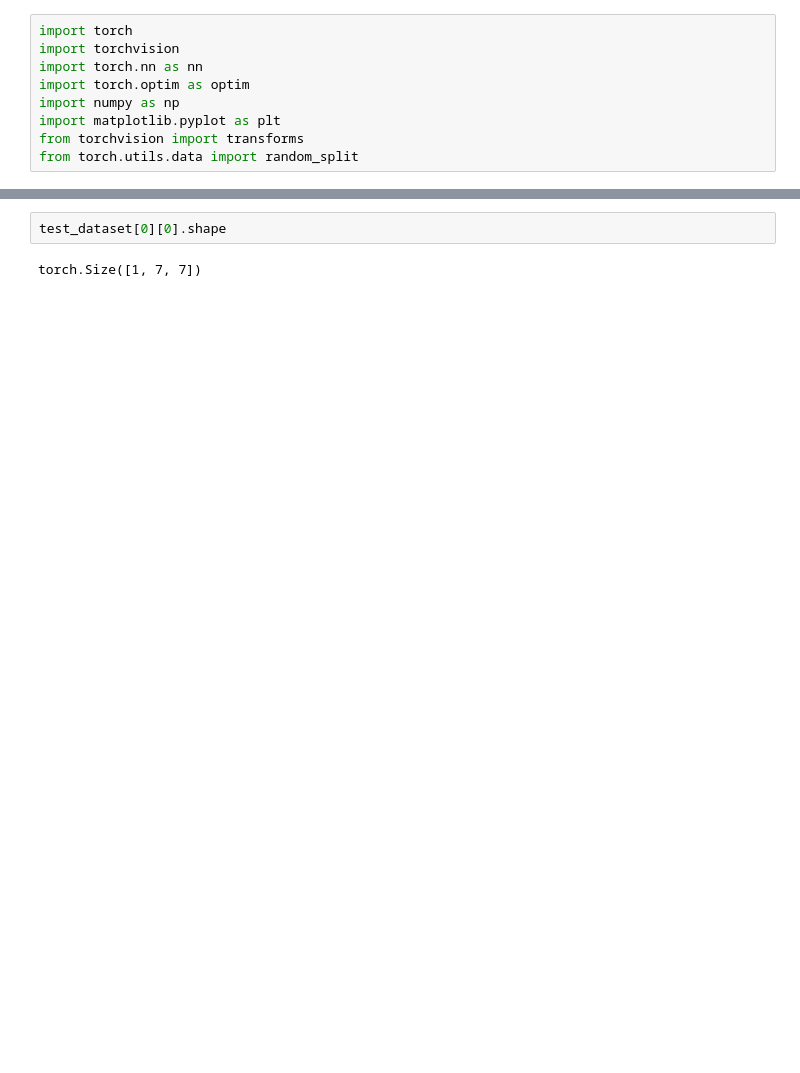
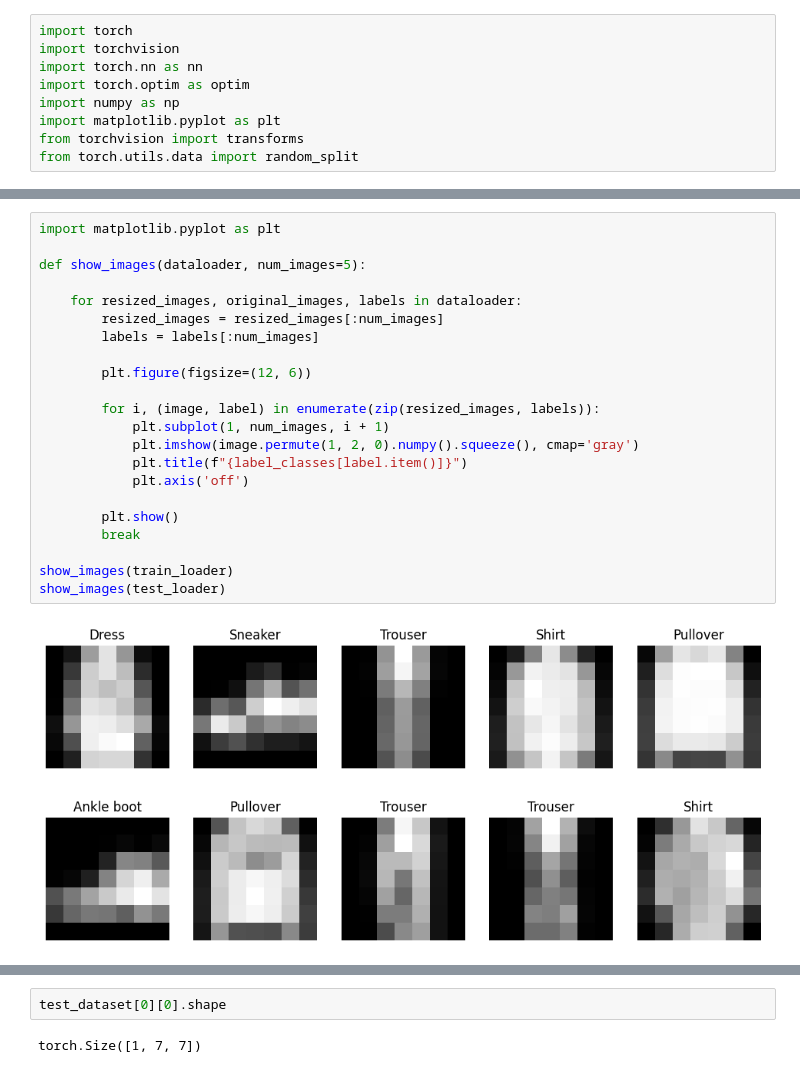
Before and after one commit to beyzoskaya/machineLearning_CS454, a Jupyter notebook: homeworks/convolutionalAutoencoders.ipynb, the cells around one changed output, grey strips where cells are left out. Drawn from its saved outputs; the diff is of its cells as text; blank space fills up the shorter version.

```diff
--- a/homeworks/convolutionalAutoencoders.ipynb
+++ b/homeworks/convolutionalAutoencoders.ipynb
@@ -33,3 +176,28 @@ TypeError: ignored
+# %%
+import matplotlib.pyplot as plt
+
+def show_images(dataloader, num_images=5):
+
+    for resized_images, original_images, labels in dataloader:
+        resized_images = resized_images[:num_images]
+        labels = labels[:num_images]
+
+        plt.figure(figsize=(12, 6))
+
+        for i, (image, label) in enumerate(zip(resized_images, labels)):
+            plt.subplot(1, num_images, i + 1)
+            plt.imshow(image.permute(1, 2, 0).numpy().squeeze(), cmap='gray')
+            plt.title(f"{label_classes[label.item()]}")
+            plt.axis('off')
+
+        plt.show()
+        break
+
+show_images(train_loader)
+show_images(test_loader)
+# %% [output]
+[figure, added]
+[figure, added]
 # %%
 class Encoder(nn.Module):
     def __init__(self, encoded_space_dim):
```
Also changed, not shown: parts of 26 cells of this notebook.
